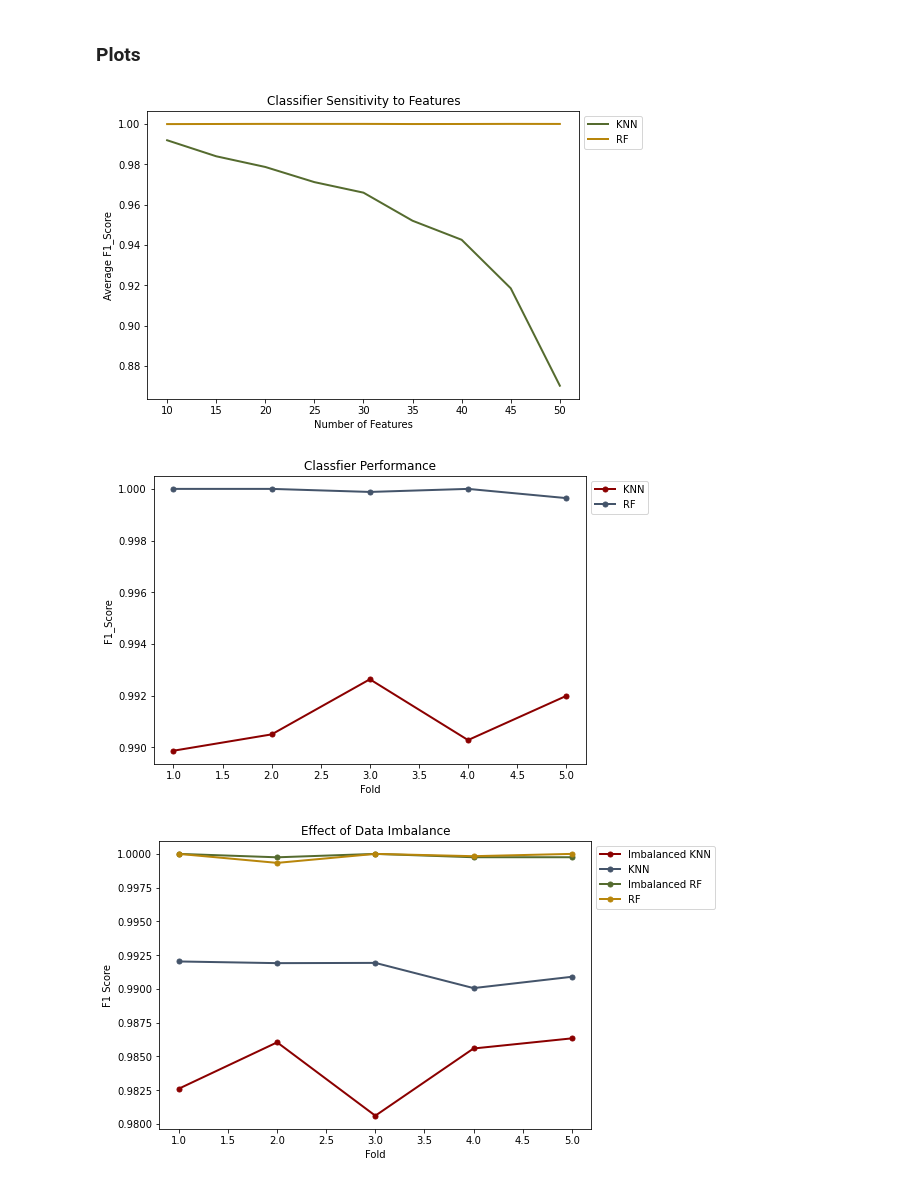
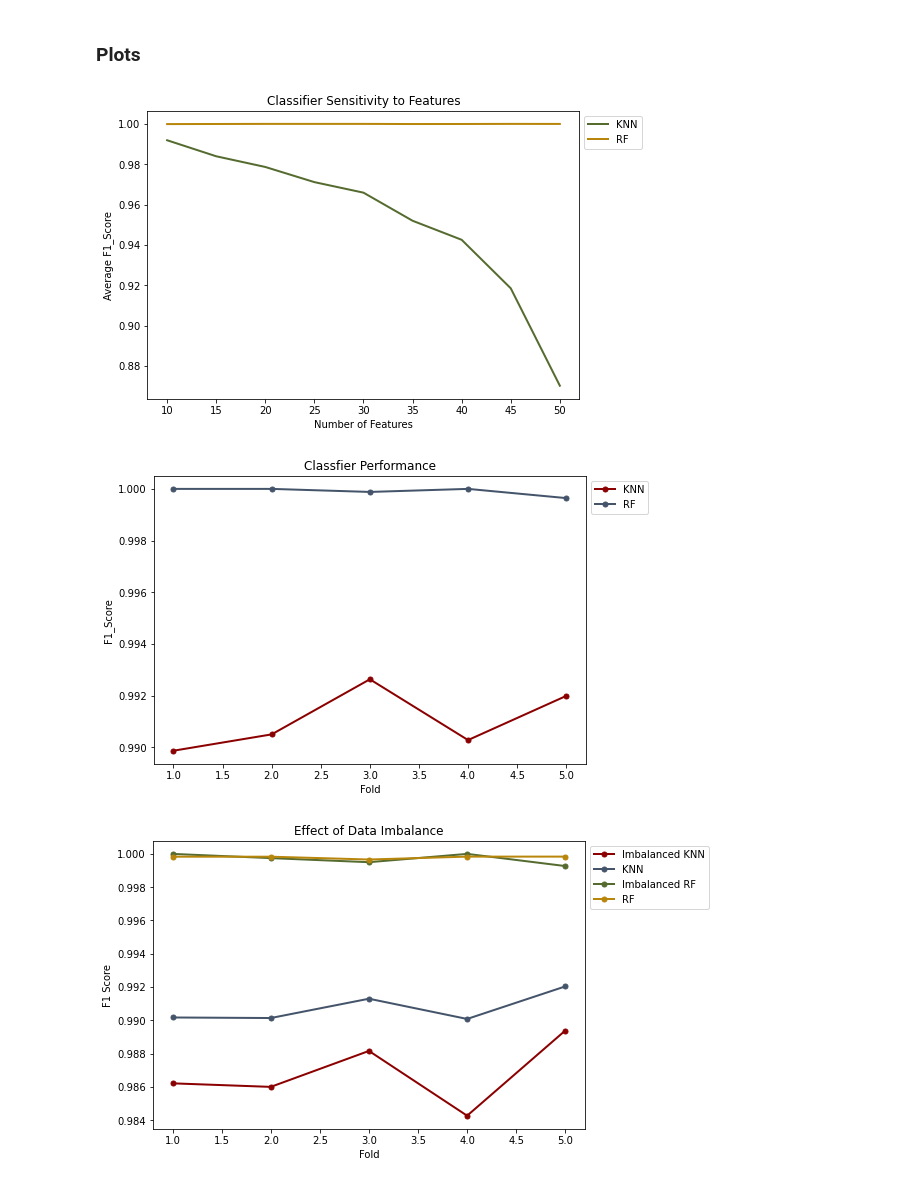
Before and after one commit to rmanaem/dataset-analysis, a Jupyter notebook: src/data_processing.ipynb, the cells around one changed output. Saved outputs shown, nothing was run; the diff lists cells and outputs as text; code cells hidden in the pictures.

Commit message:
Modified plots
Modified plots according to the new sampling based on random state 123.

```diff
--- a/src/data_processing.ipynb
+++ b/src/data_processing.ipynb
@@ -154,8 +154,8 @@ stop_punc.append(',')
 # %% [markdown]
 #### Data Cleaning and Formatting
 # %%
-fake_file = '../data/Imbalanced_Sample3_Fake.csv'
-true_file = '../data/Imbalanced_Sample3_True.csv'
+fake_file = '../data/Imbalanced_Sample4_Fake.csv'
+true_file = '../data/Imbalanced_Sample4_True.csv'
 
 # Filtering datapoints with missing features
 fake_rdd = spark.read.csv(fake_file).rdd
@@ -330,8 +314,8 @@ rf_f1
 marker = '.'
 markersize = 10
 dpi = 300
-# Plot for visualizing classifier sensitivity to features
-# Data is derived from running tests on the Balanced_Sample2
+# Plot visualizing classifier sensitivity to features
+# Data is derived from running tests on the Balanced_Sample3
 y = [10, 15, 20, 25, 30, 35, 40, 45, 50]
 knn_x = [0.99186491956141, 0.983915681661064, 0.978612415730856, 0.971100546536879, 0.965874003556011, 0.951946249464952, 0.942501584979348, 0.918441982272896, 0.870144989111527]
 rf_x = [0.999880419964672, 0.999928249690847, 0.999976085136912, 0.999976085136912, 0.999976085136912, 0.999904346265489, 0.999928255410737, 0.999976085136912, 0.999952170273825]
@@ -343,49 +327,49 @@ ax.legend(['KNN', 'RF'], bbox_to_anchor = (1.0, 1.0), loc='upper left')
 ax.set_xlabel('Number of Features')
 ax.set_ylabel('Average F1_Score')
 ax.set_title('Classifier Sensitivity to Features')
-# fig.savefig('../figures/classifier_sensitivity_to_features.png', bbox_inches='tight', dpi=dpi)
+fig.savefig('../figures/classifier_sensitivity_to_features.png', bbox_inches='tight', dpi=dpi)
 
-# Plot for visualizing the performance difference of the classifiers on the whole dataset (imbalance of ~10%)
+# Plot visualizing the performance difference of the classifiers on the whole dataset (imbalance of ~10%)
 folds = [1, 2, 3, 4, 5]
 knn = [0.9898754800418945, 0.9905070618198657, 0.9926376066378403, 0.99028682436293, 0.9919943489522015]
 rf = [1.0, 1.0, 0.9998822559755093, 1.0, 0.9996440014239943]
 fig = plt.figure()
 ax = fig.add_axes([0,0,1,1])
 ax.plot(folds, knn, color='#8B0000', lw=2, marker=marker, markersize=markersize)
 ax.plot(folds, rf, color='#44546A', lw=2, marker=marker, markersize=markersize)
 ax.legend(['KNN', 'RF'], bbox_to_anchor = (1.0, 1.0), loc='upper left')
 ax.set_xlabel('Fold')
 ax.set_ylabel('F1_Score')
 ax.set_title('Classfier Performance')
-# fig.savefig('../figures/classifier_performance.png', bbox_inches='tight', dpi=dpi)
+fig.savefig('../figures/classifier_performance.png', bbox_inches='tight', dpi=dpi)
 
-# Plot for Visualizing the effect of data Imbalance with ~30000 datapoints
+# Plot visualizing the effect of data Imbalance with 30000 datapoints
 folds = [1, 2, 3, 4, 5]
-im_knn = [0.9826130153999006, 0.9860418743768694, 0.9806066633515664, 0.9855851453701442, 0.9863347974621767]
-ba_knn = [0.99203187250996, 0.9919075144508671, 0.9919261822376009, 0.9900589721988207, 0.9908955470948518]
-im_rf = [1.0, 0.9997471554993679, 1.0, 0.9997521685254027, 0.999752658916646]
-ba_rf = [1.0, 0.9993342210386152, 1.0, 0.9998298451590948, 1.0]
+im_knn = [0.9862189927336507, 0.9860069965017492, 0.9881656804733728, 0.9842751842751842, 0.9893924783027965]
+ba_knn = [0.9901748542880933, 0.9901420217209691, 0.9913014386082302, 0.9900861368438161, 0.992041578690921]
+im_rf = [1.0, 0.999746514575412, 0.9995012468827931, 1.0, 0.9992691839220462]
+ba_rf = [0.9998318479905836, 0.999831223628692, 0.9996626180836707, 0.9998358233459202, 0.999836307087903]
 fig = plt.figure()
 ax = fig.add_axes([0,0,1,1])
 ax.plot(folds, im_knn, color='#8B0000', lw=2, marker=marker, markersize=markersize)
 ax.plot(folds, ba_knn, color='#44546A', lw=2, marker=marker, markersize=markersize)
 ax.plot(folds, im_rf, color='#556B2F', lw=2, marker=marker, markersize=markersize)
 ax.plot(folds, ba_rf, color='#B8860B', lw=2, marker=marker, markersize=markersize)
 ax.legend(['Imbalanced KNN', 'KNN', 'Imbalanced RF', 'RF'], bbox_to_anchor = (1.0, 1.0), loc='upper left')
 ax.set_xlabel('Fold')
 ax.set_ylabel('F1 Score')
 ax.set_title('Effect of Data Imbalance')
-# fig.savefig('../figures/effect_of_data_imbalance.png', bbox_inches='tight', dpi=dpi)
+fig.savefig('../figures/effect_of_data_imbalance.png', bbox_inches='tight', dpi=dpi)
 
-# Plot for visualizing a decision tree structure in the random forest from the Imbalanced_Sample4
+# Plot visualizing a decision tree structure in the random forest from the Imbalanced_Sample4
 fn = ['f1', 'f2', 'f3', 'f4', 'f5', 'f6', 'f7', 'f8', 'f9', 'f10']
 cn = ['Fake', 'True']
 fig, axes = plt.subplots(nrows = 1,ncols = 1,figsize = (4,4), dpi=1000)
 tree.plot_tree(rfc.estimators_[9], feature_names = fn, class_names=cn, filled = True, rounded=True)
 plt.tight_layout()
-# fig.savefig('../figures/rf_tree.png')
+fig.savefig('../figures/rf_tree.png')
 # %% [output]
 [figure]
 [figure]
-[figure, old version]
+[figure, new version]
 [figure]
```
Also changed, not shown: parts of 6 cells of this notebook, 2 other files.
